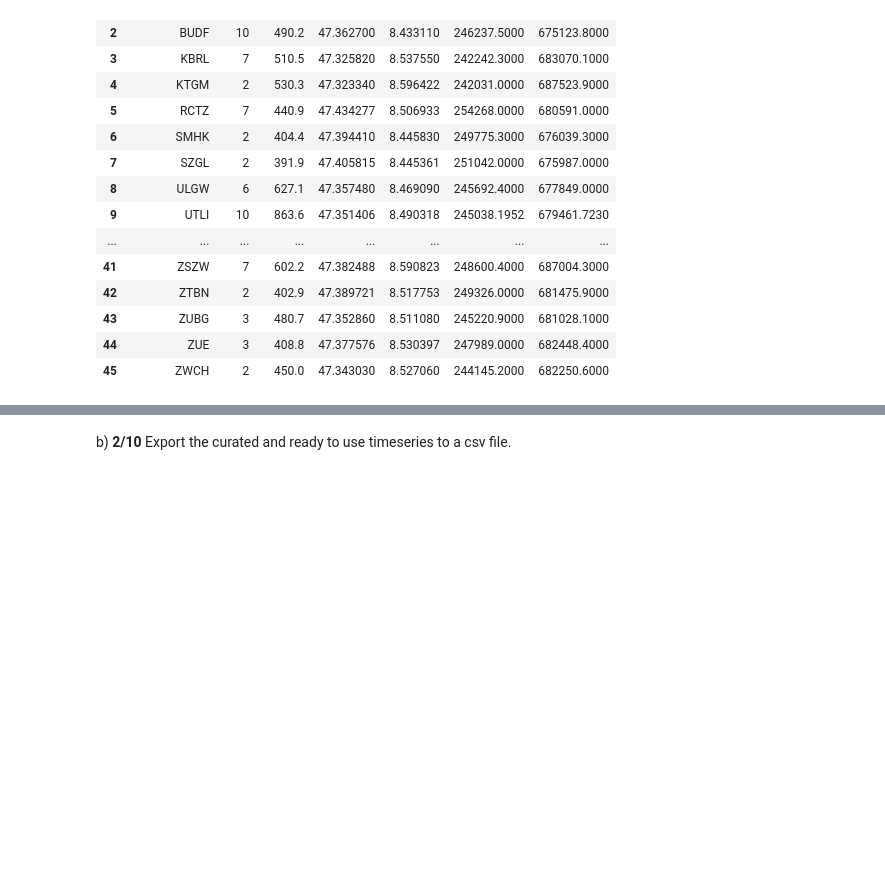
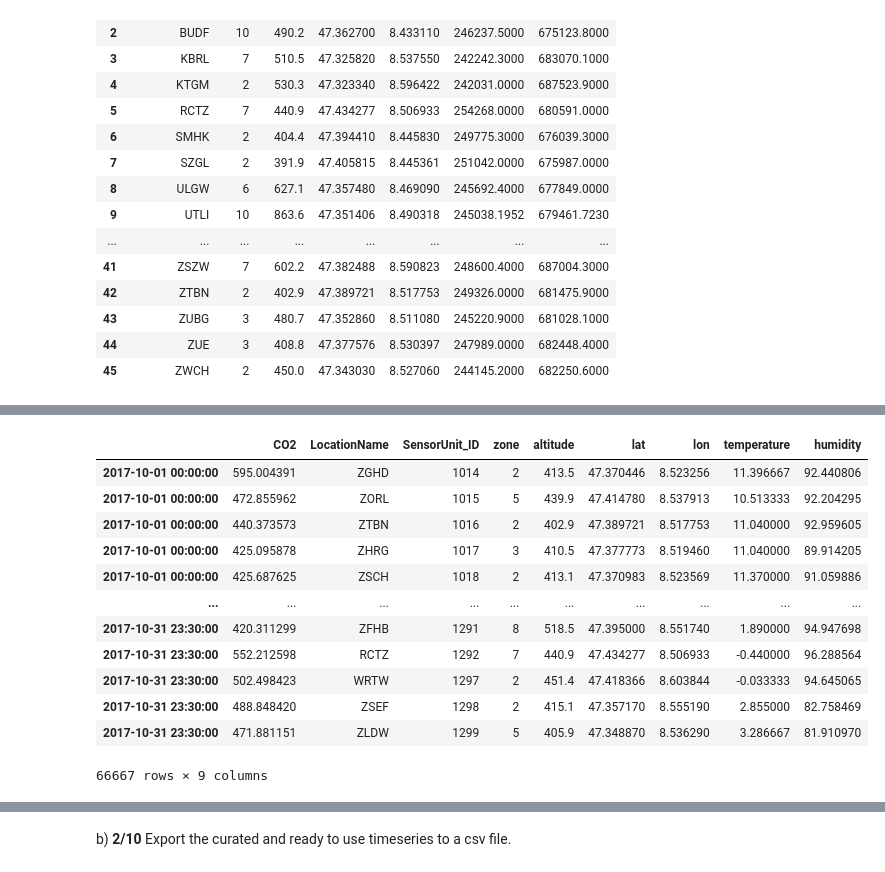
Before and after one commit to FurkanKarakas/dslab-homework-2, a Jupyter notebook: notebooks/DSLab_homework-2.ipynb, the cells around one changed output, grey strips where cells are left out. Saved outputs shown, nothing was run; the diff lists cells and outputs as text; code cells hidden in the pictures; blank space fills up the shorter version.

```diff
--- a/notebooks/DSLab_homework-2.ipynb
+++ b/notebooks/DSLab_homework-2.ipynb
@@ -144,0 +228,26 @@ sensors_metadata
+# %%
+temp=[]
+humid=[]
+for index, row in myDF3.iterrows():
+    sensorid = row['SensorUnit_ID']
+    temp.append(row[str(sensorid)+'.temperature'])
+    humid.append(row[str(sensorid)+'.humidity'])
+myDF3['temperature'] = temp
+myDF3['humidity'] = humid
+columns = [c for c in myDF3.columns if '.' not in c]
+myDF4 = myDF3[columns].rename({'LAT':'lat', 'LON':'lon'}, axis='columns')
+myDF4
+# %% [output]
+|  | CO2 | LocationName | SensorUnit_ID | zone | altitude | lat | lon | temperature | humidity |
+| 2017-10-01 00:00:00 | 595.004391 | ZGHD | 1014 | 2 | 413.5 | 47.370446 | 8.523256 | 11.396667 | 92.440806 |
+| 2017-10-01 00:00:00 | 472.855962 | ZORL | 1015 | 5 | 439.9 | 47.414780 | 8.537913 | 10.513333 | 92.204295 |
+| 2017-10-01 00:00:00 | 440.373573 | ZTBN | 1016 | 2 | 402.9 | 47.389721 | 8.517753 | 11.040000 | 92.959605 |
+| 2017-10-01 00:00:00 | 425.095878 | ZHRG | 1017 | 3 | 410.5 | 47.377773 | 8.519460 | 11.040000 | 89.914205 |
+| 2017-10-01 00:00:00 | 425.687625 | ZSCH | 1018 | 2 | 413.1 | 47.370983 | 8.523569 | 11.370000 | 91.059886 |
+| ... | ... | ... | ... | ... | ... | ... | ... | ... | ... |
+| 2017-10-31 23:30:00 | 420.311299 | ZFHB | 1291 | 8 | 518.5 | 47.395000 | 8.551740 | 1.890000 | 94.947698 |
+| 2017-10-31 23:30:00 | 552.212598 | RCTZ | 1292 | 7 | 440.9 | 47.434277 | 8.506933 | -0.440000 | 96.288564 |
+| 2017-10-31 23:30:00 | 502.498423 | WRTW | 1297 | 2 | 451.4 | 47.418366 | 8.603844 | -0.033333 | 94.645065 |
+| 2017-10-31 23:30:00 | 488.848420 | ZSEF | 1298 | 2 | 415.1 | 47.357170 | 8.555190 | 2.855000 | 82.758469 |
+| 2017-10-31 23:30:00 | 471.881151 | ZLDW | 1299 | 5 | 405.9 | 47.348870 | 8.536290 | 3.286667 | 81.910970 |
+66667 rows × 9 columns
```
Also changed, not shown: parts of 9 cells of this notebook, 1 other file.
